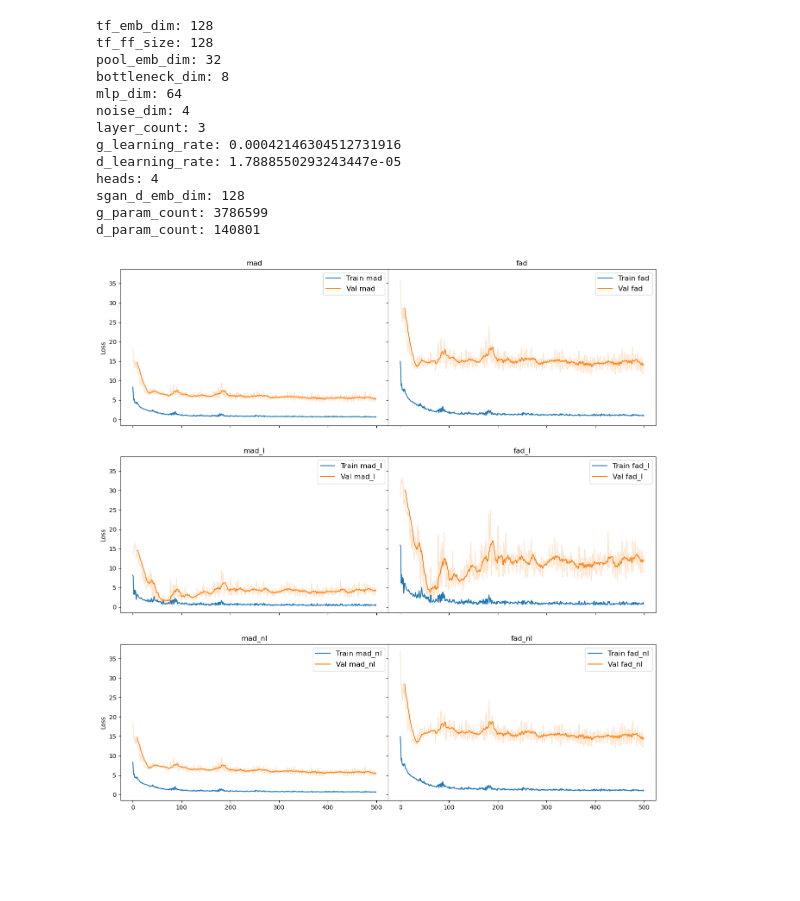
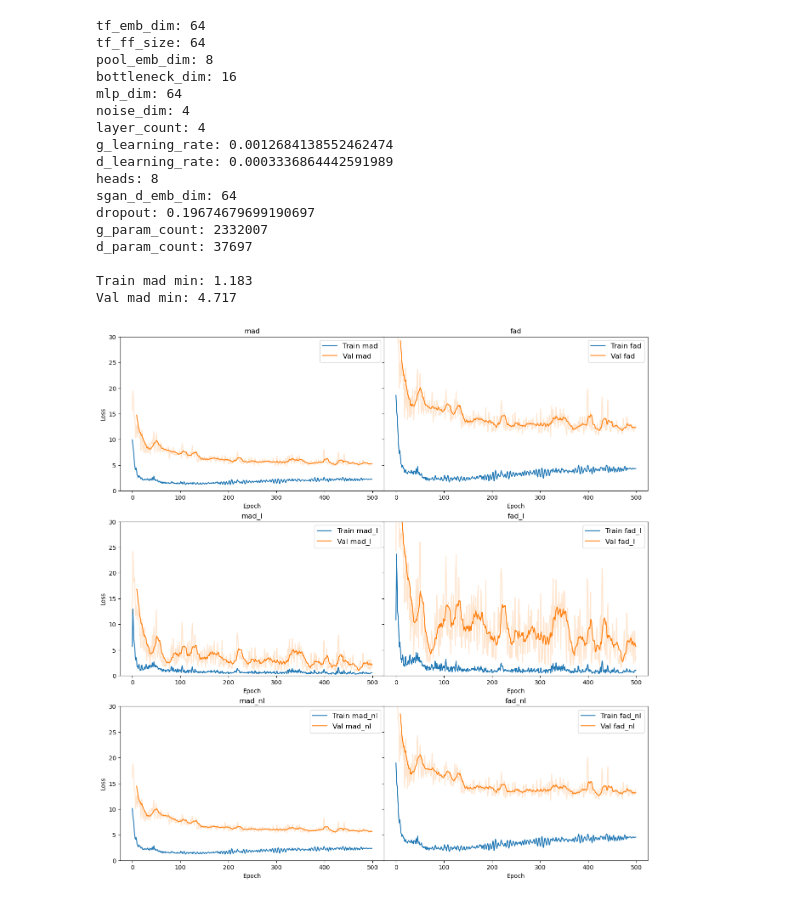
Before and after one commit to bestNameEUWest/Bachelorthesis, a Jupyter notebook: runs/tmp.ipynb, the cells around one changed output. Cells and saved outputs as stored; diff of their text form; code cells hidden in the pictures; blank space fills up the shorter version.

```diff
--- a/runs/tmp.ipynb
+++ b/runs/tmp.ipynb
@@ -39,46 +39,57 @@ alphas = [0.2, 1]
 for col in train_data.columns:
     labels.append(col)
 
 params = pd.read_csv('./h_params.csv')
 for col in params.columns:
     params[col] = pd.to_numeric(params[col])
     print(f'{col}: {params[col][0]}')
 
 
+print()
+print(f"Train mad min: {train_data['mad'].min():0.3f}")
+print(f"Val mad min: {val_data['mad'].min():0.3f}")
 
 fig = plt.figure(figsize=(16, 16))
 gs = fig.add_gridspec(3, 2, wspace=0)
-axs = gs.subplots(sharex='col', sharey=True).flatten().tolist()
+axs = gs.subplots(sharey=True).flatten().tolist()
 
 for i, label in enumerate(labels[3:9]):
     axs[i].set_title(f"{label}")
     if i%2 == 0:
         axs[i].set_ylabel("Loss")
+    axs[i].set_xlabel("Epoch")
+    axs[i].set_ylim([0, 30])
 
     axs[i].plot(epoch, train_data[label].rolling(rs[0]).mean(), label=f"Train {label}", c=colors[0])
     for r, a in zip(rs, alphas):
         if a != 1:
             axs[i].plot(epoch, val_data[label].rolling(r).mean(), alpha=a, c=colors[1])
         else:
             axs[i].plot(epoch, val_data[label].rolling(r).mean(), label=f"Val {label}", alpha=a, c=colors[1])
     axs[i].legend(loc='upper right', fontsize='large')
 
+#fig.savefig(f'test.png')
+
 plt.show()
 # %% [output]
-tf_emb_dim: 128
-tf_ff_size: 128
-pool_emb_dim: 32
-bottleneck_dim: 8
+tf_emb_dim: 64
+tf_ff_size: 64
+pool_emb_dim: 8
+bottleneck_dim: 16
 mlp_dim: 64
 noise_dim: 4
-layer_count: 3
-g_learning_rate: 0.00042146304512731916
-d_learning_rate: 1.7888550293243447e-05
-heads: 4
-sgan_d_emb_dim: 128
-g_param_count: 3786599
-d_param_count: 140801
+layer_count: 4
+g_learning_rate: 0.0012684138552462474
+d_learning_rate: 0.0003336864442591989
+heads: 8
+sgan_d_emb_dim: 64
+dropout: 0.19674679699190697
+g_param_count: 2332007
+d_param_count: 37697
+
+Train mad min: 1.183
+Val mad min: 4.717
-[figure, old version]
+[figure, new version]
 # %%
 rs = [1, 20]
 
```
Also changed, not shown: parts of 2 cells of this notebook, 42 other files.
